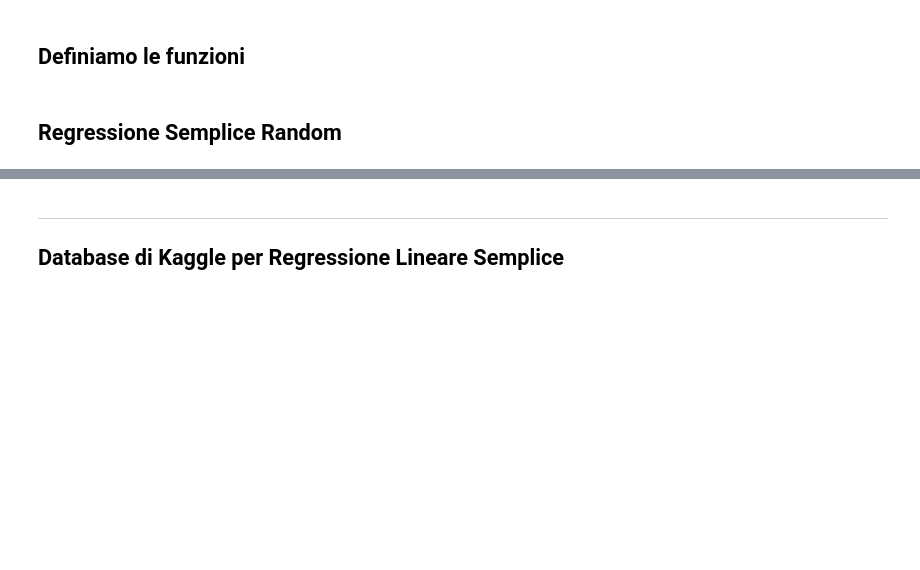
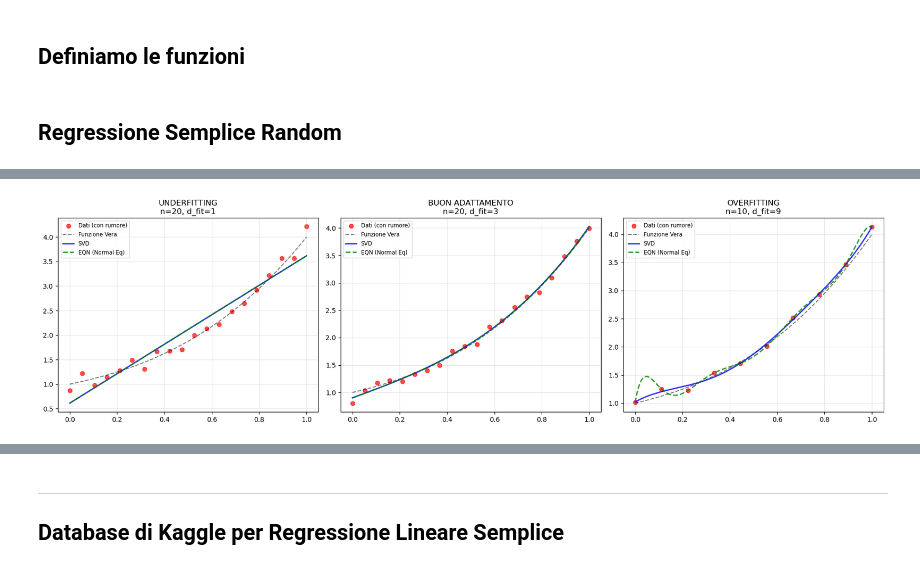
Before and after one commit to ItsTixel/calcolo_numerico, a Jupyter notebook: homeworks/hw3/hw_3.ipynb, the cells around one changed output, grey strips where cells are left out. Cells and saved outputs as stored; diff of their text form; code cells hidden in the pictures; blank space fills up the shorter version.

```diff
--- a/homeworks/hw3/hw_3.ipynb
+++ b/homeworks/hw3/hw_3.ipynb
@@ -24,7 +24,7 @@ def vandermonde(x, d):
         X[:, i] = x ** i
     return X
 
-def SVD (X, y, tol=1e-6):
+def SVD (X, y, tol=1e-3):
     n_features, p = X.shape
     U, s, VT = np.linalg.svd(X, full_matrices=False)
     alpha = np.zeros((p, ))
@@ -107,3 +46,45 @@ plt.show()
+# %%
+def generate(n, d_true, d_model, ax, title):
+    alpha_true = np.ones(d_true + 1)
+
+    x = np.linspace(0, 1, n)
+
+    sigma = 0.1
+    e = np.random.normal(loc=0, scale=sigma, size=(n,))
+
+    y_true = f(x, alpha_true)
+    y = y_true + e
+
+    X = vandermonde(x, d_model)
+
+    alpha_svd = SVD(X, y)
+    alpha_eqn = eqn(X, y)
+
+    x_plot = np.linspace(0, 1, 200)
+    y_true = f(x_plot, alpha_true)
+    y_svd = f(x_plot, alpha_svd)
+    y_eqn = f(x_plot, alpha_eqn)
+
+    ax.scatter(x, y, color='red', label='Dati (con rumore)', s=40, alpha=0.7)
+    ax.plot(x_plot, y_true, 'k--', label='Funzione Vera', alpha=0.5)
+    ax.plot(x_plot, y_svd, 'b-', linewidth=2, alpha=0.8, label='SVD')
+    ax.plot(x_plot, y_eqn, 'g--', linewidth=2, alpha=0.8, label='EQN (Normal Eq)')
+    ax.set_title(f"{title}\nn={n}, d_fit={d_model}")
+    ax.legend(fontsize='small')
+    ax.grid(True, alpha=0.3)
+
+
+fig, axes = plt.subplots(1, 3, figsize=(18, 5))
+
+generate(n=20, d_true=3, d_model=1, ax=axes[0], title="UNDERFITTING")
+generate(n=20, d_true=3, d_model=3, ax=axes[1], title="BUON ADATTAMENTO")
+generate(n=10, d_true=3, d_model=9, ax=axes[2], title="OVERFITTING")
+
+plt.tight_layout()
+plt.savefig("./random_simple_regression.png", dpi=300, bbox_inches='tight')
+plt.show()
+# %% [output]
+[figure, added]
 # %% [markdown]
 <img src="./random_simple_regression.png" width="1400" alt="reg_semplice">
 # %% [markdown]
```
Also changed, not shown: parts of 2 cells of this notebook, 7 other files.
